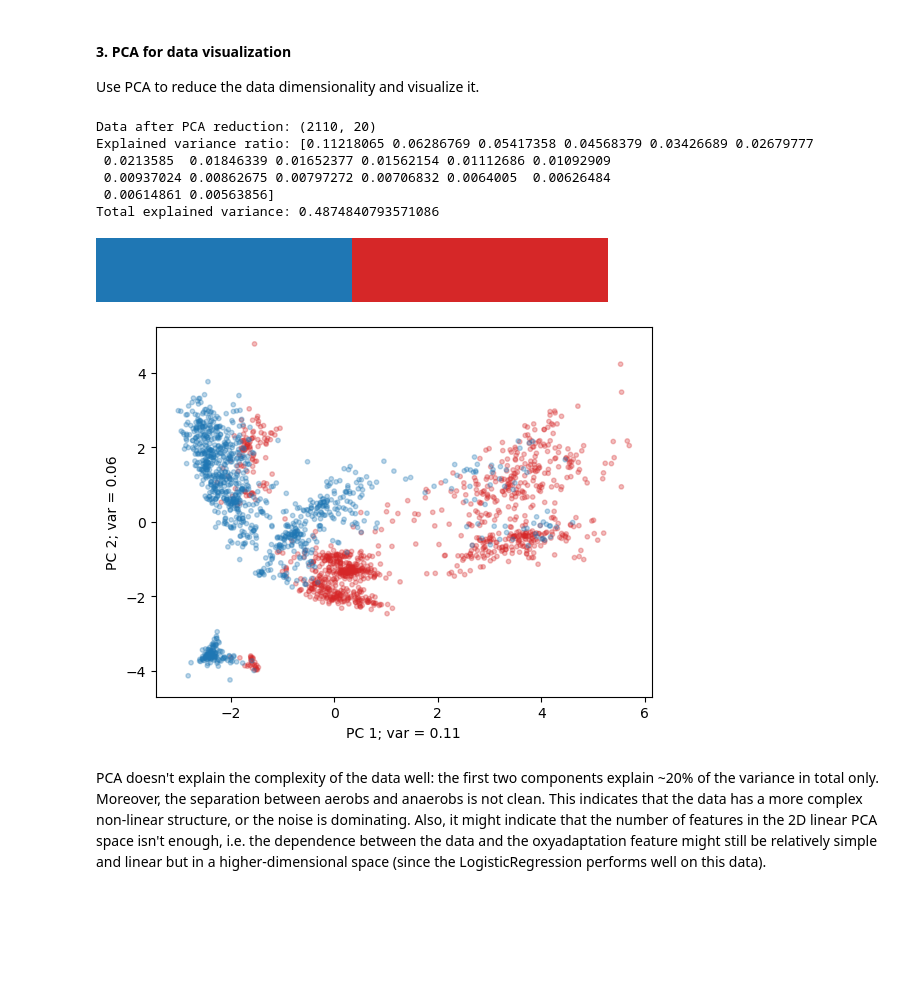
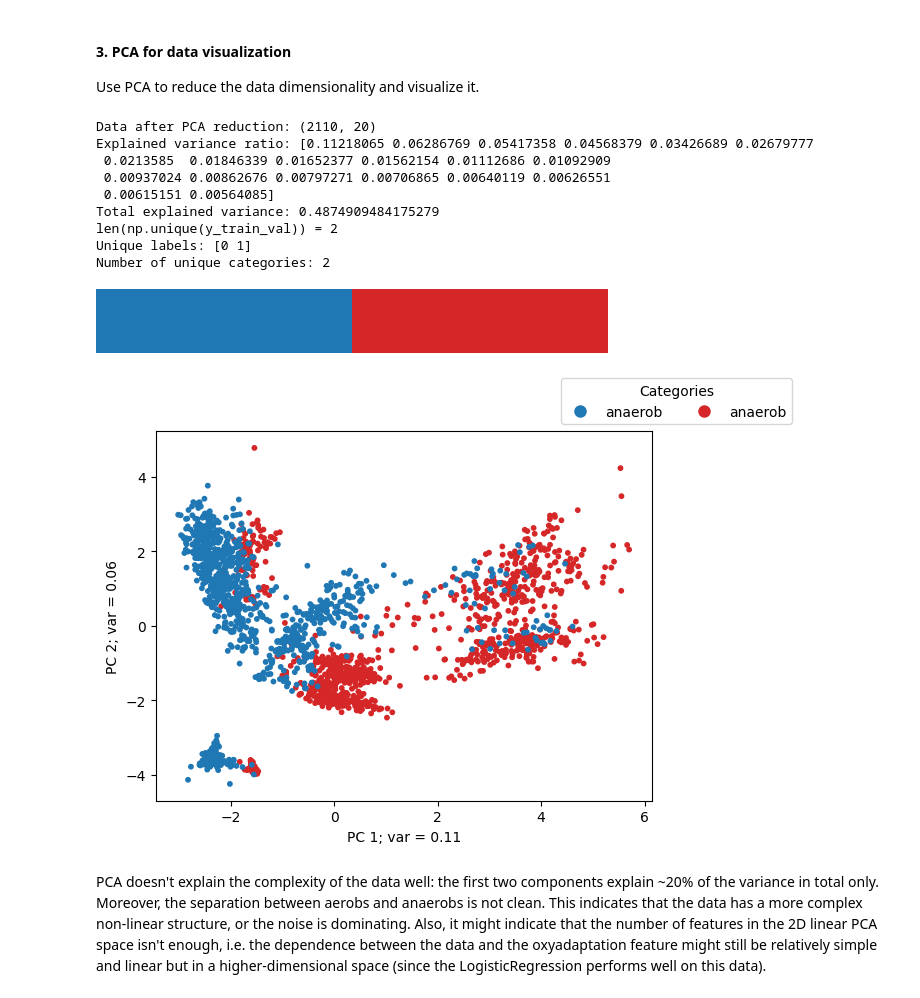
Before and after one commit to oist/gene-context, a Jupyter notebook: data_vizual_and_preprocess.ipynb, the cells around one changed output. Saved outputs shown, nothing was run; the diff lists cells and outputs as text; code cells hidden in the pictures; blank space fills up the shorter version.

```diff
--- a/data_vizual_and_preprocess.ipynb
+++ b/data_vizual_and_preprocess.ipynb
@@ -4,8 +4,8 @@
 #### 1. Read the data
 First, we read and explore the datasets that were used for classifier trainings in the manuscript: the original (without noise), training, and test (with noise) datasets.
 # %%
-data_filename_train = "data/all_gene_annotations.added_incompleteness_and_contamination.training.tsv"
-data_filename_test = "data/all_gene_annotations.added_incompleteness_and_contamination.testing.tsv"
-data_filename_orig = "data/all_gene_annotations.tsv"
-y_filename = "data/bacdive_scrape_20230315.json.parsed.anaerobe_vs_aerobe.with_cyanos.csv"
+data_filename_train = "data_aerob/all_gene_annotations.added_incompleteness_and_contamination.training.tsv"
+data_filename_test = "data_aerob/all_gene_annotations.added_incompleteness_and_contamination.testing.tsv"
+data_filename_orig = "data_aerob/all_gene_annotations.tsv"
+y_filename = "data_aerob/bacdive_scrape_20230315.json.parsed.anaerobe_vs_aerobe.with_cyanos.csv"
 # %%
@@ -120,26 +117,31 @@ df_orig.to_csv(filename, sep="\t", index=False)
 
 Use PCA to reduce the data dimensionality and visualize it.
 # %%
-from utils import pca_run_and_plot
+from utils.utils import pca_run_and_plot
 from matplotlib.colors import ListedColormap
 
 
 # Create datasets with values only
 X_val = X_subsampled_orig.drop(['accession','phylum','class','order','family','genus'], axis = 1)#'false_negative_rate',	'false_positive_rate'], axis = 1).values#X_subsampled_train_val#.values
 y_val = y_subsampled_orig.values
 
 n_compon = 20
 colors = ListedColormap(["tab:blue", "tab:red"])
-pca_run_and_plot(X_val, y_val, n_compon, colors)
+category_names = ["aerob" if yi == 0 else "anaerob" for yi in y_val]
+
+pca_run_and_plot(X_val, y_val, category_names, n_compon, colors)
 # %% [output]
 Data after PCA reduction: (2110, 20)
 Explained variance ratio: [0.11218065 0.06286769 0.05417358 0.04568379 0.03426689 0.02679777
  0.0213585  0.01846339 0.01652377 0.01562154 0.01112686 0.01092909
- 0.00937024 0.00862675 0.00797272 0.00706832 0.0064005  0.00626484
- 0.00614861 0.00563856]
-Total explained variance: 0.4874840793571086
+ 0.00937024 0.00862676 0.00797271 0.00706865 0.00640119 0.00626551
+ 0.00615151 0.00564085]
+Total explained variance: 0.4874909484175279
+len(np.unique(y_train_val)) = 2
+Unique labels: [0 1]
+Number of unique categories: 2
 [figure]
-[figure, old version]
+[figure, new version]
 # %% [markdown]
 PCA doesn't explain the complexity of the data well: the first two components explain ~20% of the variance in total only. Moreover, the separation between aerobs and anaerobs is not clean. This indicates that the data has a more complex non-linear structure, or the noise is dominating. Also, it might indicate that the number of features in the 2D linear PCA space isn't enough, i.e. the dependence between the data and the oxyadaptation feature might still be relatively simple and linear but in a higher-dimensional space (since the LogisticRegression performs well on this data).
 # %% [markdown]
```
Also changed, not shown: parts of 10 cells of this notebook, 8 other files.
